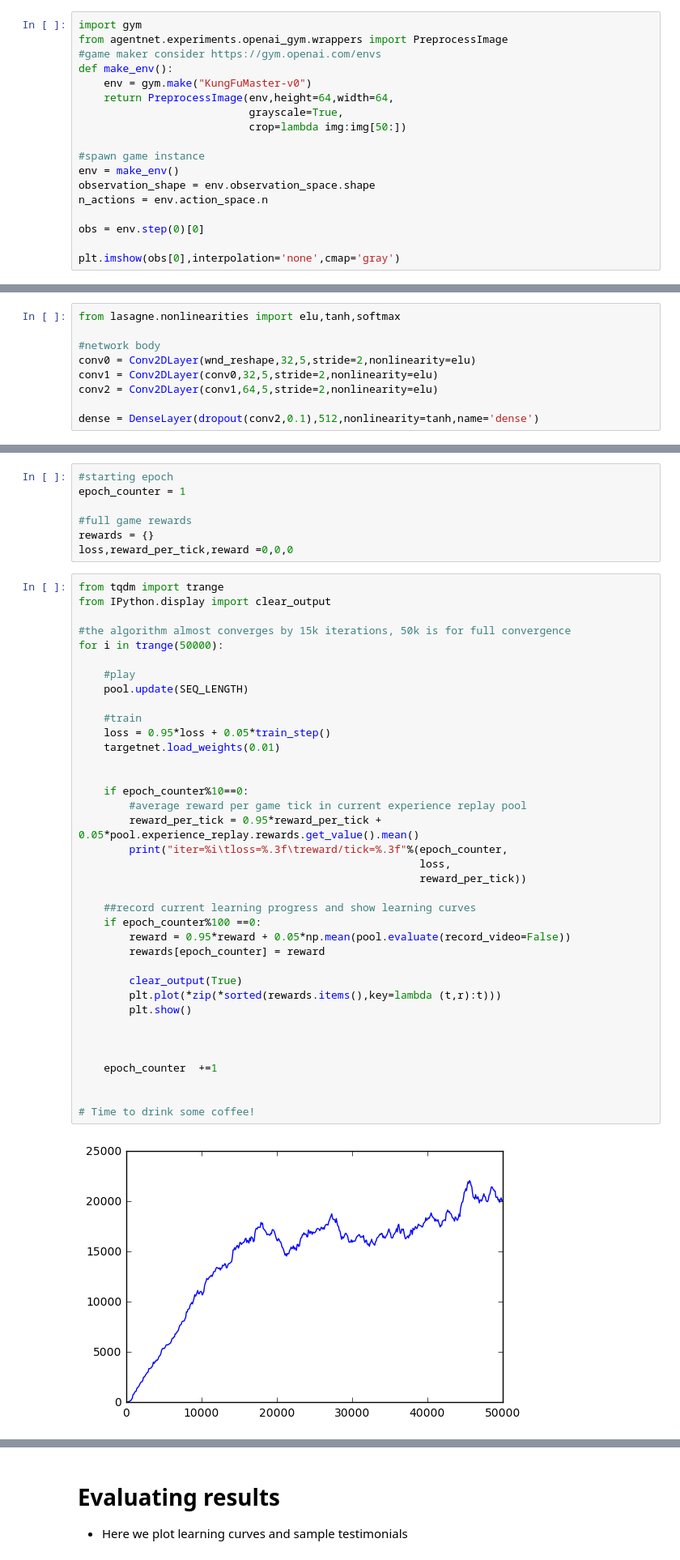
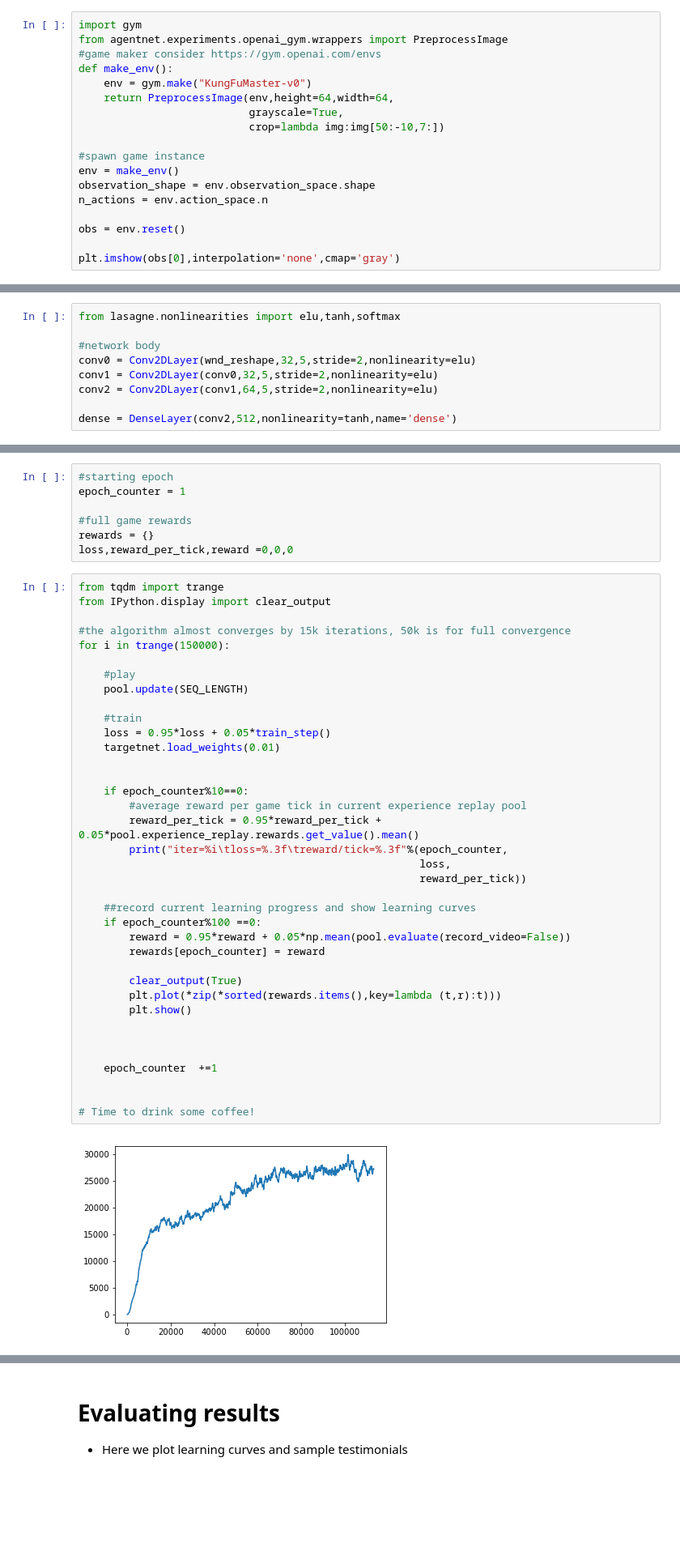
Before and after one commit to yandexdataschool/AgentNet, a Jupyter notebook: examples/Deep Kung-Fu with GRUs and A2c algorithm (OpenAI Gym).ipynb, the cells around one changed output, grey strips where cells are left out. Shown at 81% size. Drawn from its saved outputs; the diff is of its cells as text; blank space fills up the shorter version.

```diff
--- a/examples/Deep Kung-Fu with GRUs and A2c algorithm (OpenAI Gym).ipynb
+++ b/examples/Deep Kung-Fu with GRUs and A2c algorithm (OpenAI Gym).ipynb
@@ -36,14 +36,14 @@ def make_env():
     env = gym.make("KungFuMaster-v0")
     return PreprocessImage(env,height=64,width=64,
                            grayscale=True,
-                           crop=lambda img:img[50:])
+                           crop=lambda img:img[50:-10,7:])
 
 #spawn game instance
 env = make_env()
 observation_shape = env.observation_space.shape
 n_actions = env.action_space.n
 
-obs = env.step(0)[0]
+obs = env.reset()
 
 plt.imshow(obs[0],interpolation='none',cmap='gray')
 # %% [output]
@@ -80,7 +83,7 @@ conv0 = Conv2DLayer(wnd_reshape,32,5,stride=2,nonlinearity=elu)
 conv1 = Conv2DLayer(conv0,32,5,stride=2,nonlinearity=elu)
 conv2 = Conv2DLayer(conv1,64,5,stride=2,nonlinearity=elu)
 
-dense = DenseLayer(dropout(conv2,0.1),512,nonlinearity=tanh,name='dense')
+dense = DenseLayer(conv2,512,nonlinearity=tanh,name='dense')
 # %%
 
 prev_cell = InputLayer((None,256))
@@ -273,37 +275,37 @@ from tqdm import trange
 from IPython.display import clear_output
 
 #the algorithm almost converges by 15k iterations, 50k is for full convergence
-for i in trange(50000):
+for i in trange(150000):
 
     #play
     pool.update(SEQ_LENGTH)
 
     #train
     loss = 0.95*loss + 0.05*train_step()
     targetnet.load_weights(0.01)
 
 
     if epoch_counter%10==0:
         #average reward per game tick in current experience replay pool
         reward_per_tick = 0.95*reward_per_tick + 0.05*pool.experience_replay.rewards.get_value().mean()
         print("iter=%i\tloss=%.3f\treward/tick=%.3f"%(epoch_counter,
                                                       loss,
                                                       reward_per_tick))
 
     ##record current learning progress and show learning curves
     if epoch_counter%100 ==0:
         reward = 0.95*reward + 0.05*np.mean(pool.evaluate(record_video=False))
         rewards[epoch_counter] = reward
 
         clear_output(True)
         plt.plot(*zip(*sorted(rewards.items(),key=lambda (t,r):t)))
         plt.show()
 
 
 
     epoch_counter  +=1
 
 
 # Time to drink some coffee!
 # %% [output]
-[figure, old version]
+[figure, new version]
```
Also changed, not shown: parts of 12 cells of this notebook, 2 other files.
